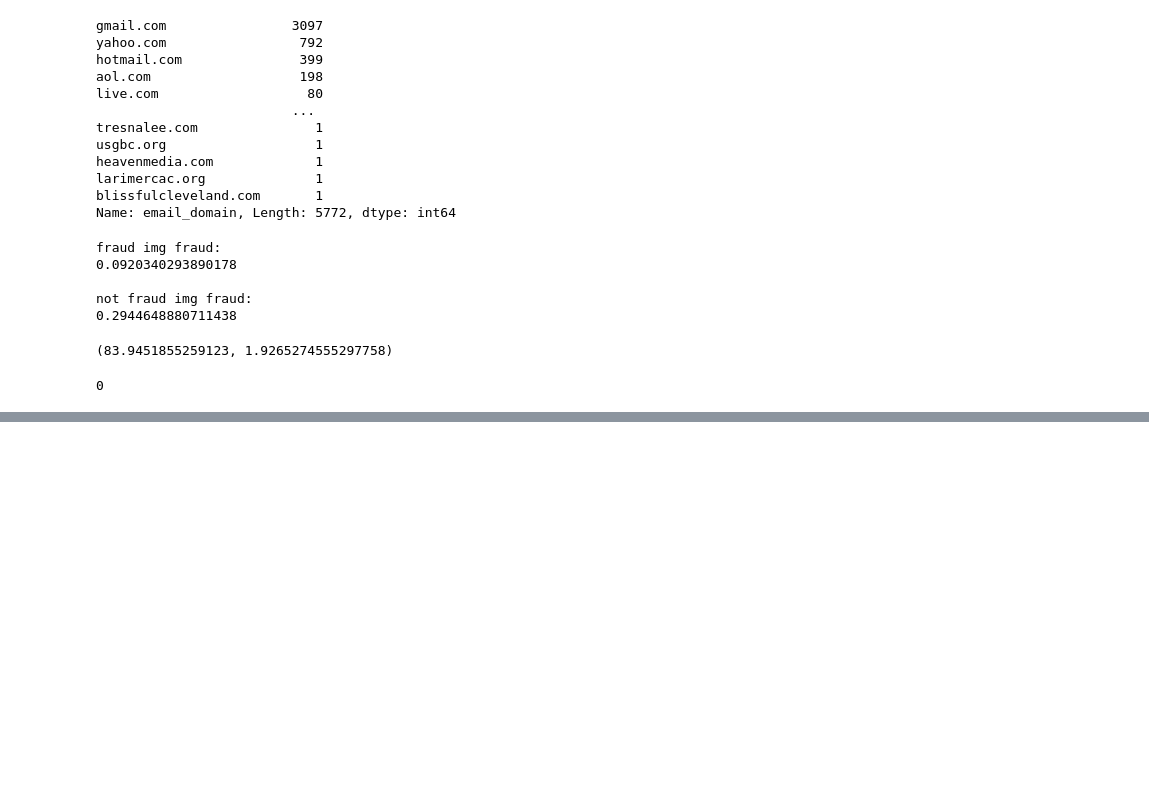
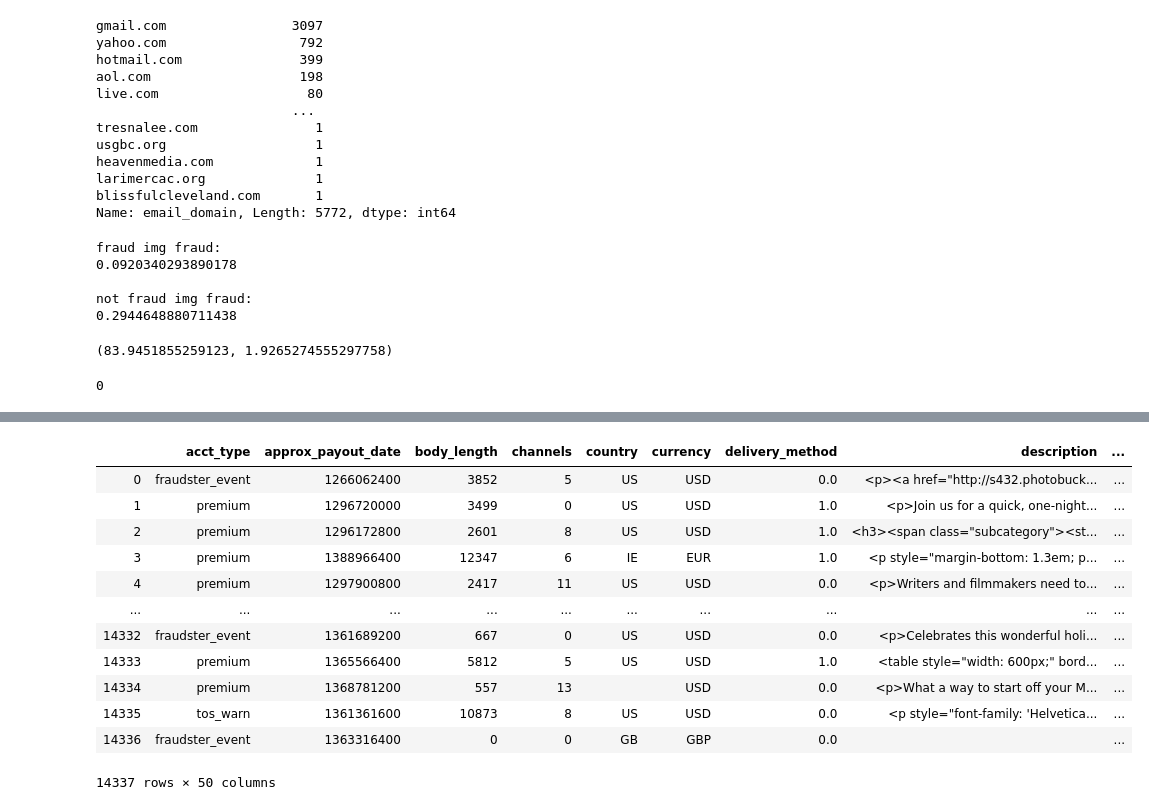
Before and after one commit to vanessapolliard/fraud-case-study, a Jupyter notebook: notebooks/tim_fraud_eda_notebook.ipynb, the cells around one changed output, grey strips where cells are left out. Cells and saved outputs as stored; diff of their text form; code cells hidden in the pictures; blank space fills up the shorter version.

```diff
--- a/notebooks/tim_fraud_eda_notebook.ipynb
+++ b/notebooks/tim_fraud_eda_notebook.ipynb
@@ -463,0 +505,3 @@ def email_domain():
+# %%
+fraud_only_words = [word for word in fraud_top_100 if word not in not_fraud_top_100]
+fraud_only_words
@@ -463,0 +529,18 @@ def email_domain():
+# %%
+def check_keyword(keyword):
+    fraud_keyword = df[df['Fraud'] == True]['description'].str.contains(keyword).sum()
+    fraud_total = df[df['Fraud'] == True]['object_id'].count()
+    fraud_word_proportion = fraud_keyword / fraud_total
+
+    not_fraud_keyword = df[df['Fraud'] == False]['description'].str.contains(keyword).sum()
+    not_fraud_total = df[df['Fraud'] == False]['object_id'].count()
+    not_fraud_word_proportion = not_fraud_keyword / not_fraud_total
+
+    f_nf_prop = fraud_word_proportion / not_fraud_word_proportion
+
+    print(f"{keyword} fraud/not fraud ratio: {f_nf_prop}")
+    return f_nf_prop
+# %%
+results_list = []
+for word in fraud_only_words:
+    results_list.append(check_keyword(word))
@@ -463,0 +596,20 @@ def email_domain():
+# %%
+top_fraud_words = ['vip', 'pour', 'party', 'code', 'club']
+for word in top_fraud_words:
+    df[word] = df['description'].str.contains(word).values.astype(int)
+# %%
+df
+# %% [output]
+|  | acct_type | approx_payout_date | body_length | channels | country | currency | delivery_method | description | ... |
+| 0 | fraudster_event | 1266062400 | 3852 | 5 | US | USD | 0.0 | <p><a href="http://s432.photobuck... | ... |
+| 1 | premium | 1296720000 | 3499 | 0 | US | USD | 1.0 | <p>Join us for a quick, one-night... | ... |
+| 2 | premium | 1296172800 | 2601 | 8 | US | USD | 1.0 | <h3><span class="subcategory"><st... | ... |
+| 3 | premium | 1388966400 | 12347 | 6 | IE | EUR | 1.0 | <p style="margin-bottom: 1.3em; p... | ... |
+| 4 | premium | 1297900800 | 2417 | 11 | US | USD | 0.0 | <p>Writers and filmmakers need to... | ... |
+| ... | ... | ... | ... | ... | ... | ... | ... | ... | ... |
+| 14332 | fraudster_event | 1361689200 | 667 | 0 | US | USD | 0.0 | <p>Celebrates this wonderful holi... | ... |
+| 14333 | premium | 1365566400 | 5812 | 5 | US | USD | 1.0 | <table style="width: 600px;" bord... | ... |
+| 14334 | premium | 1368781200 | 557 | 13 |  | USD | 0.0 | <p>What a way to start off your M... | ... |
+| 14335 | tos_warn | 1361361600 | 10873 | 8 | US | USD | 0.0 | <p style="font-family: 'Helvetica... | ... |
+| 14336 | fraudster_event | 1363316400 | 0 | 0 | GB | GBP | 0.0 |  | ... |
+14337 rows × 50 columns
```
Also changed, not shown: parts of 11 cells of this notebook, 3 other files.
